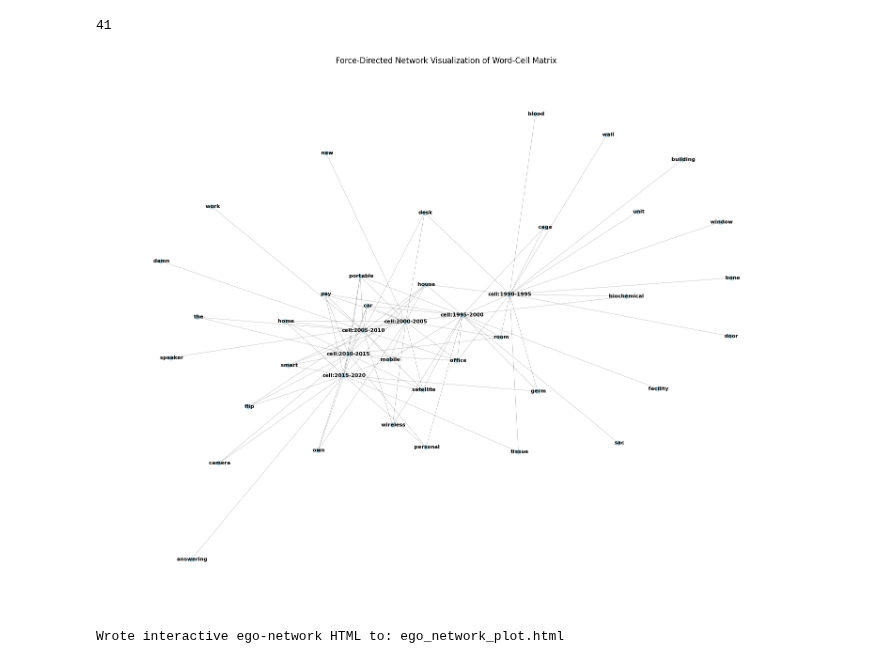
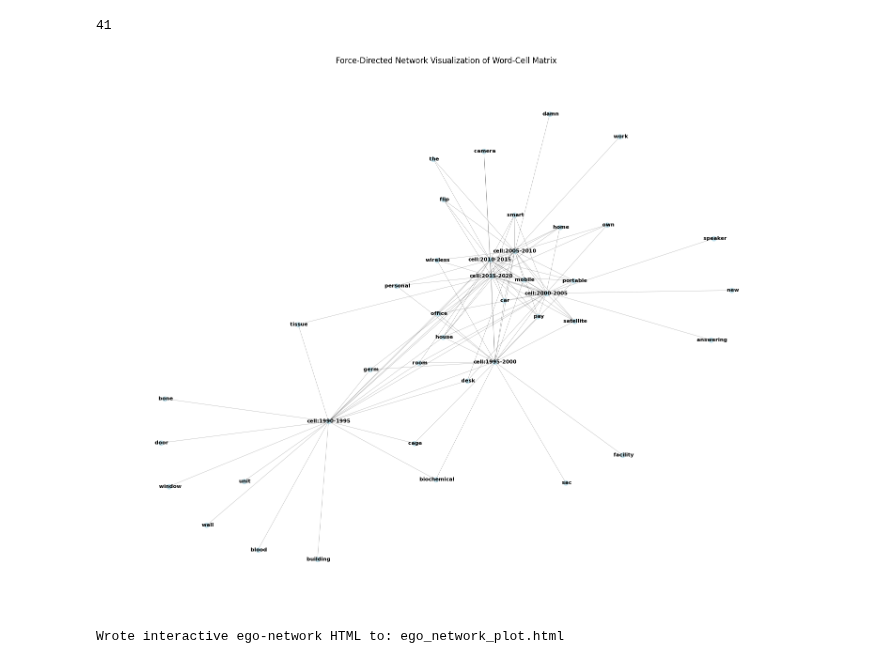
Before and after one commit to bstadt/tlm-1-release, a Jupyter notebook: eda/cell_change_2.ipynb, the cells around one changed output. Saved outputs shown, nothing was run; the diff lists cells and outputs as text; code cells hidden in the pictures.

```diff
--- a/eda/cell_change_2.ipynb
+++ b/eda/cell_change_2.ipynb
@@ -240,12 +239,13 @@ wordset = set()
 for year_bucket, posterior in top_words_by_bucket.items():
     for elem in posterior:
         wordset.add(elem[0])
-wordlist = list(wordset)
-wordlist.extend(['cell:'+str(year)+'-'+str(year+5) for year in range(1990, 2020, 5)])
+og_wordlist = list(wordset)
+wordlist = og_wordlist + ['cell:'+str(year)+'-'+str(year+5) for year in range(1990, 2020, 5)]
 len(wordlist)
 # %% [output]
 41
 # %%
+'''
 matrix = np.zeros((len(wordlist), len(wordlist)))
 for year, posterior in top_words_by_bucket.items():
     cur_cell_idx = wordlist.index('cell:'+str(year)+'-'+str(year+5))
@@ -260,6 +260,22 @@ for year in range(1990, 2015, 5):
     next_cell_idx = wordlist.index('cell:'+str(year+5)+'-'+str(year+10))
     matrix[cur_cell_idx, next_cell_idx] = 1
     matrix[next_cell_idx, cur_cell_idx] = 1
+'''
+bipartite = np.zeros((len(wordlist) - len(og_wordlist), len(og_wordlist)))
+for i, year in enumerate(top_words_by_bucket.keys()):
+    posterior = top_words_by_bucket[year]
+    for e in posterior:
+        word = e[0]
+        mass = e[1]
+        if word in og_wordlist:
+            bipartite[i, og_wordlist.index(word)] = mass
+
+wordsims = bipartite @ bipartite.T  # shape: (num_U_nodes, num_U_nodes)
+
+matrix = np.zeros((len(wordlist), len(wordlist)))
+matrix[len(og_wordlist):, len(og_wordlist):] = wordsims
+matrix[len(og_wordlist):, :len(og_wordlist)] = bipartite
+matrix[:len(og_wordlist), len(og_wordlist):] = bipartite.T
 # %%
 import networkx as nx
 import matplotlib.pyplot as plt
@@ -270,35 +286,43 @@ G = nx.Graph()
 # Add nodes
 for word in wordlist:
     G.add_node(word)
 
 # Add edges based on the matrix (only add edges with significant weights)
 threshold = 0.00  # Adjust this threshold as needed
 for i in range(len(wordlist)):
     for j in range(i+1, len(wordlist)):
         if matrix[i, j] > threshold:
             G.add_edge(wordlist[i], wordlist[j], weight=matrix[i, j])
 
+from sklearn.decomposition import PCA
+
+pca = PCA(n_components=2, random_state=42)
+pca_coords = pca.fit_transform(matrix)
+
+# Create initial positions dictionary from PCA coordinates
+initial_pos = {node: pca_coords[i] for i, node in enumerate(wordlist)}
+
 # Create force-directed layout
-pos = nx.spring_layout(G, k=3, iterations=10000)
+pos = nx.spring_layout(G, k=2, iterations=50000, seed=42, scale=4, pos=initial_pos)
 
 # Create the plot
 plt.figure(figsize=(15, 12))
 
 # Draw edges
 nx.draw_networkx_edges(G, pos, alpha=0.3, width=0.5)
 
 # Draw nodes
 nx.draw_networkx_nodes(G, pos, node_size=50, node_color='lightblue', alpha=0.7)
 
 # Draw labels
 nx.draw_networkx_labels(G, pos, font_size=8, font_weight='bold')
 
 plt.title('Force-Directed Network Visualization of Word-Cell Matrix')
 plt.axis('off')
 plt.tight_layout()
 plt.show()
 # %% [output]
-[figure, old version]
+[figure, new version]
 # %%
 # save as ego_plotly_hover.py and run
 import json
```
Also changed, not shown: parts of 2 cells of this notebook.
